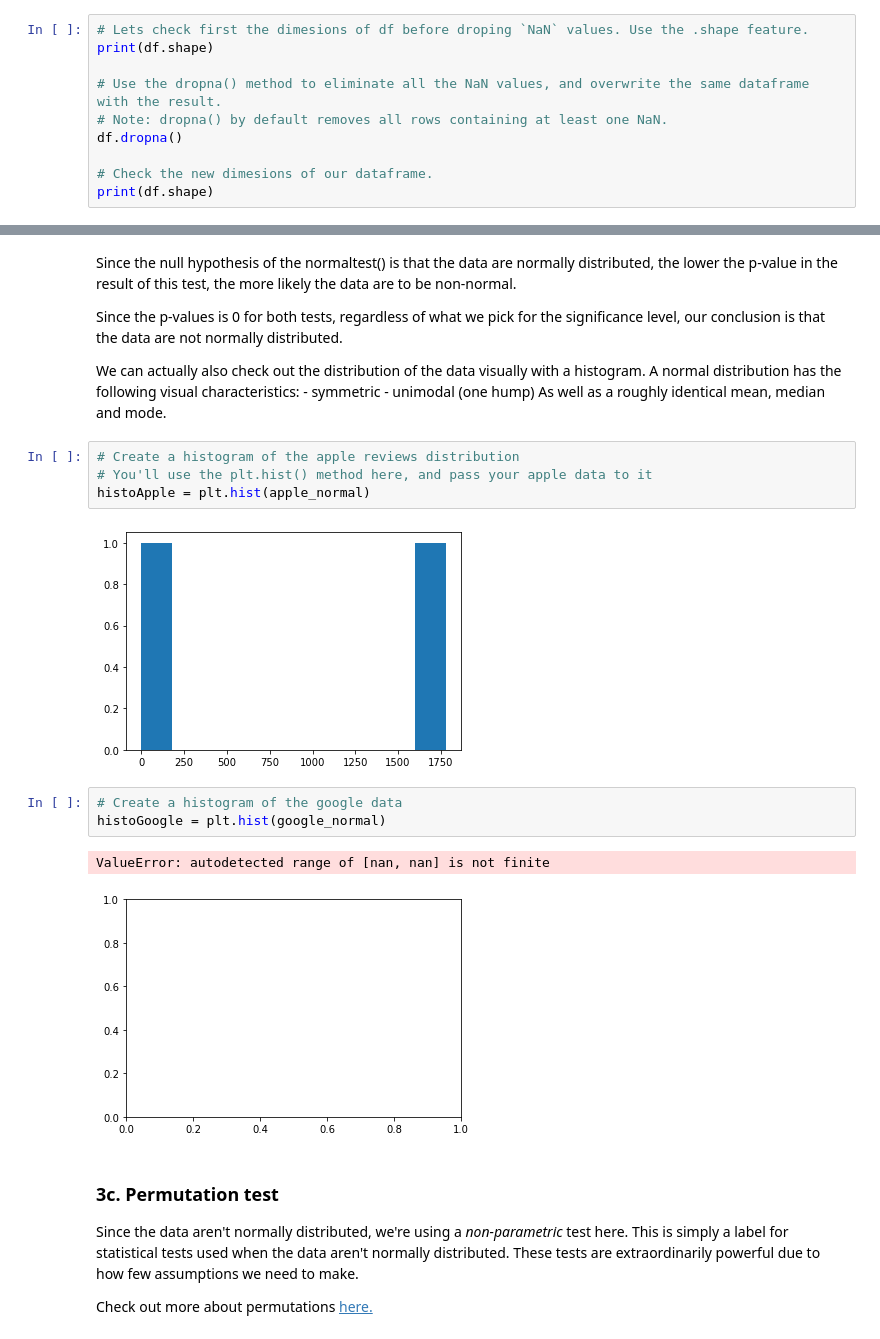
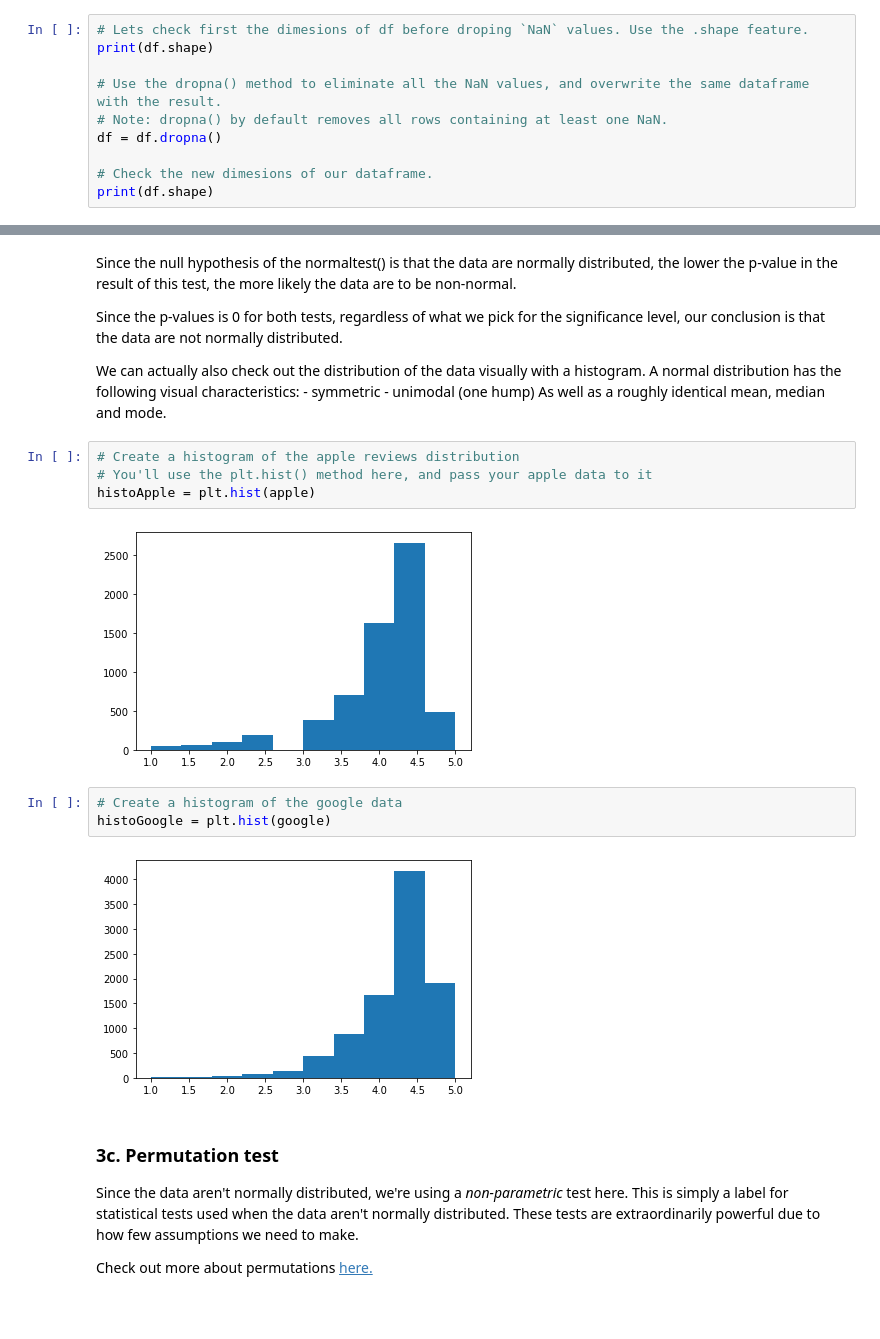
Before and after one commit to rcamps07/rcamps07, a Jupyter notebook: PART 3, Tier 3 - Modelling.ipynb, the cells around one changed output, grey strips where cells are left out. Drawn from its saved outputs; the diff is of its cells as text; blank space fills up the shorter version.

```diff
--- a/PART 3, Tier 3 - Modelling.ipynb
+++ b/PART 3, Tier 3 - Modelling.ipynb
@@ -330,7 +324,7 @@ print(df.shape)
 
 # Use the dropna() method to eliminate all the NaN values, and overwrite the same dataframe with the result.
 # Note: dropna() by default removes all rows containing at least one NaN.
-df.dropna()
+df = df.dropna()
 
 # Check the new dimesions of our dataframe.
 print(df.shape)
@@ -460,15 +457,14 @@ As well as a roughly identical mean, median and mode.
 # %%
 # Create a histogram of the apple reviews distribution
 # You'll use the plt.hist() method here, and pass your apple data to it
-histoApple = plt.hist(apple_normal)
+histoApple = plt.hist(apple)
 # %% [output]
-[figure, old version]
+[figure, new version]
 # %%
 # Create a histogram of the google data
-histoGoogle = plt.hist(google_normal)
+histoGoogle = plt.hist(google)
 # %% [output]
-ValueError: autodetected range of [nan, nan] is not finite
-[figure, old version]
+[figure, new version]
 # %% [markdown]
 ### 3c. Permutation test
 Since the data aren't normally distributed, we're using a *non-parametric* test here. This is simply a label for statistical tests used when the data aren't normally distributed. These tests are extraordinarily powerful due to how few assumptions we need to make.
```
Also changed, not shown: parts of 13 cells of this notebook.
